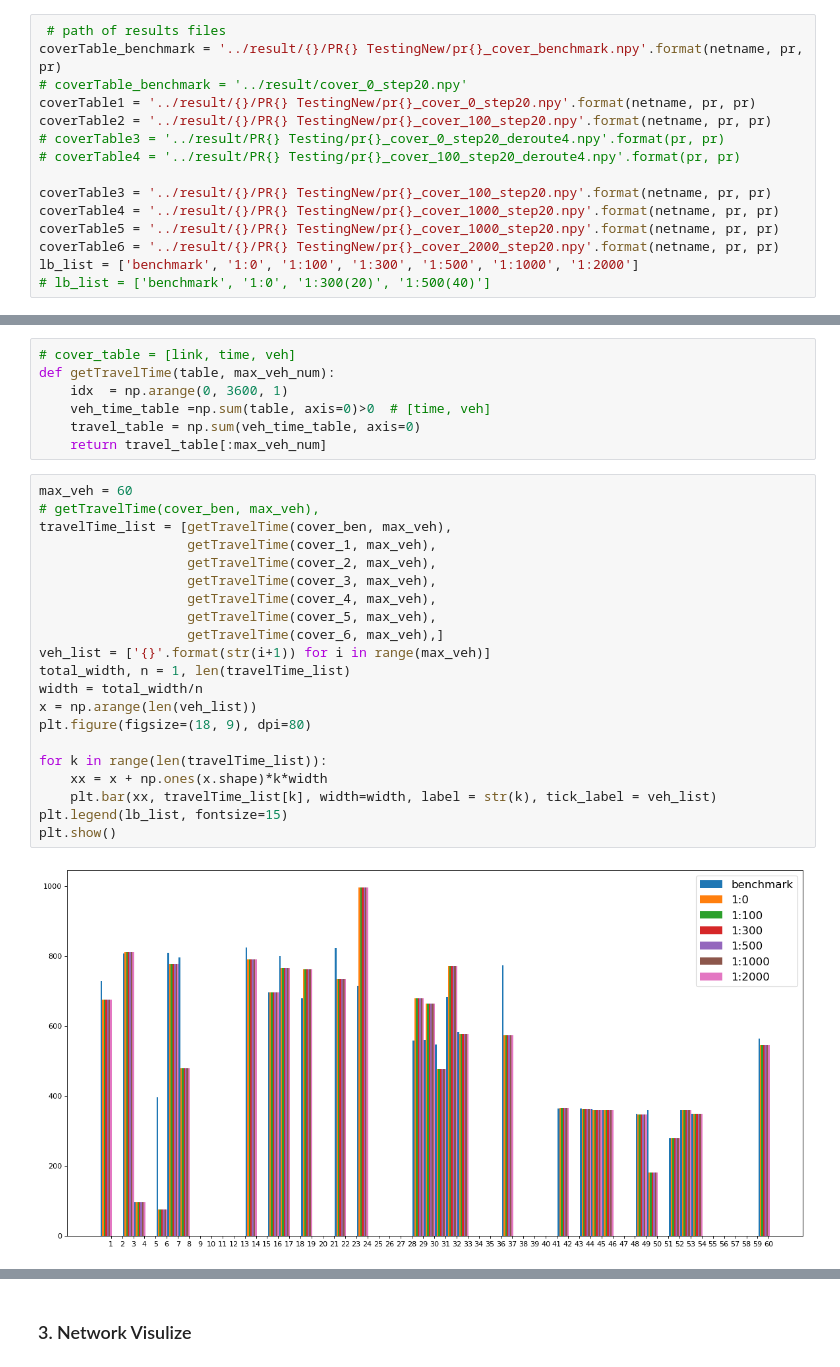
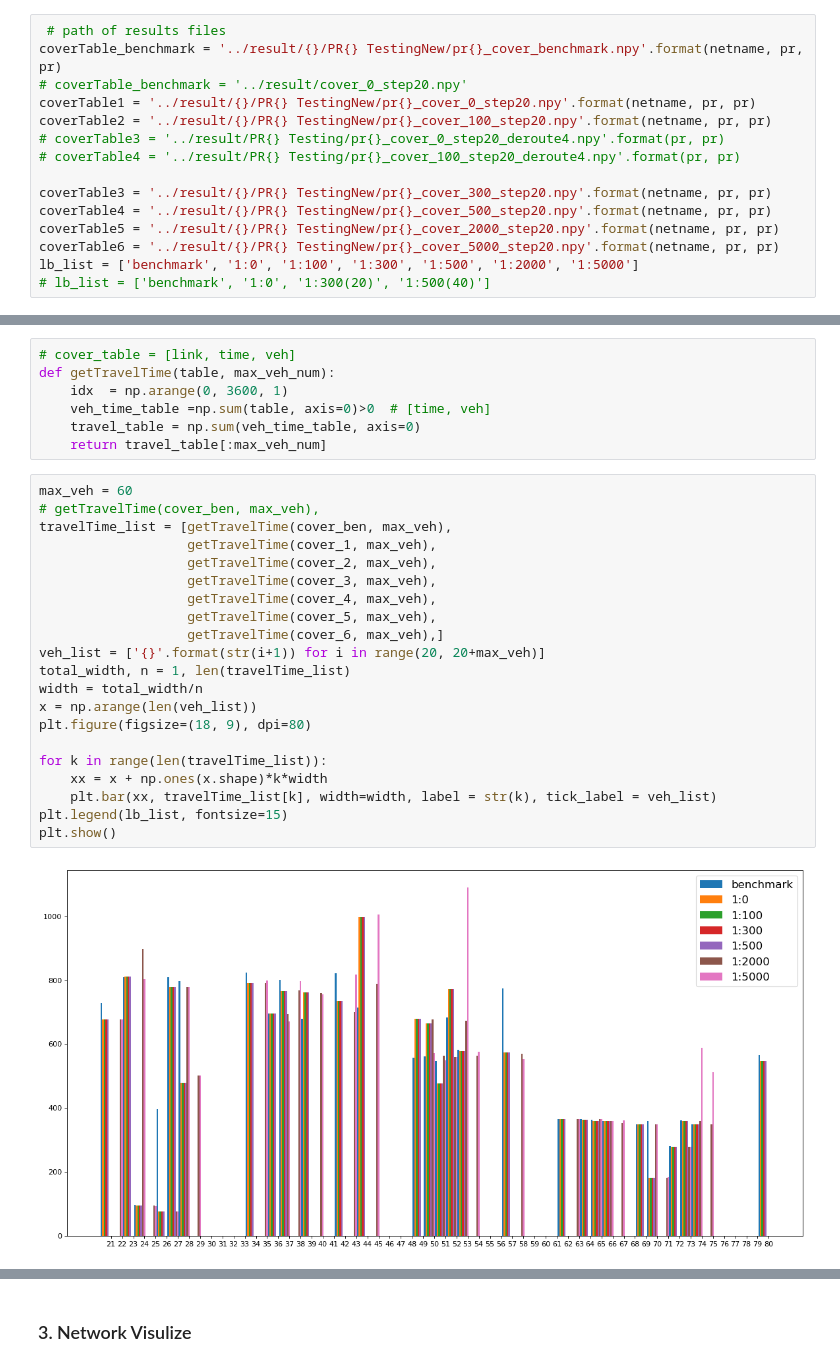
Before and after one commit to Dylan-Wyl10/RoboSense, a Jupyter notebook: analysis/dataAnalysis.ipynb, the cells around one changed output, grey strips where cells are left out. Saved outputs shown, nothing was run; the diff lists cells and outputs as text.

```diff
--- a/analysis/dataAnalysis.ipynb
+++ b/analysis/dataAnalysis.ipynb
@@ -14,11 +14,11 @@ coverTable2 = '../result/{}/PR{} TestingNew/pr{}_cover_100_step20.npy'.format(ne
 # coverTable3 = '../result/PR{} Testing/pr{}_cover_0_step20_deroute4.npy'.format(pr, pr)
 # coverTable4 = '../result/PR{} Testing/pr{}_cover_100_step20_deroute4.npy'.format(pr, pr)
 
-coverTable3 = '../result/{}/PR{} TestingNew/pr{}_cover_100_step20.npy'.format(netname, pr, pr)
-coverTable4 = '../result/{}/PR{} TestingNew/pr{}_cover_1000_step20.npy'.format(netname, pr, pr)
-coverTable5 = '../result/{}/PR{} TestingNew/pr{}_cover_1000_step20.npy'.format(netname, pr, pr)
-coverTable6 = '../result/{}/PR{} TestingNew/pr{}_cover_2000_step20.npy'.format(netname, pr, pr)
-lb_list = ['benchmark', '1:0', '1:100', '1:300', '1:500', '1:1000', '1:2000']
+coverTable3 = '../result/{}/PR{} TestingNew/pr{}_cover_300_step20.npy'.format(netname, pr, pr)
+coverTable4 = '../result/{}/PR{} TestingNew/pr{}_cover_500_step20.npy'.format(netname, pr, pr)
+coverTable5 = '../result/{}/PR{} TestingNew/pr{}_cover_2000_step20.npy'.format(netname, pr, pr)
+coverTable6 = '../result/{}/PR{} TestingNew/pr{}_cover_5000_step20.npy'.format(netname, pr, pr)
+lb_list = ['benchmark', '1:0', '1:100', '1:300', '1:500', '1:2000', '1:5000']
 # lb_list = ['benchmark', '1:0', '1:300(20)', '1:500(40)']
 # %%
 # # alternative paths files
@@ -117,26 +117,26 @@ def getTravelTime(table, max_veh_num):
 # %%
 max_veh = 60
 # getTravelTime(cover_ben, max_veh),
 travelTime_list = [getTravelTime(cover_ben, max_veh),
                    getTravelTime(cover_1, max_veh),
                    getTravelTime(cover_2, max_veh),
                    getTravelTime(cover_3, max_veh),
                    getTravelTime(cover_4, max_veh),
                    getTravelTime(cover_5, max_veh),
                    getTravelTime(cover_6, max_veh),]
-veh_list = ['{}'.format(str(i+1)) for i in range(max_veh)]
+veh_list = ['{}'.format(str(i+1)) for i in range(20, 20+max_veh)]
 total_width, n = 1, len(travelTime_list)
 width = total_width/n
 x = np.arange(len(veh_list))
 plt.figure(figsize=(18, 9), dpi=80)
 
 for k in range(len(travelTime_list)):
     xx = x + np.ones(x.shape)*k*width
     plt.bar(xx, travelTime_list[k], width=width, label = str(k), tick_label = veh_list)
 plt.legend(lb_list, fontsize=15)
 plt.show()
 # %% [output]
-[figure, old version]
+[figure, new version]
 # %%
 tt_mean = np.mean(np.array(travelTime_list),axis=1)  # travel time
 
```
Also changed, not shown: parts of 19 cells of this notebook, 12 other files.
